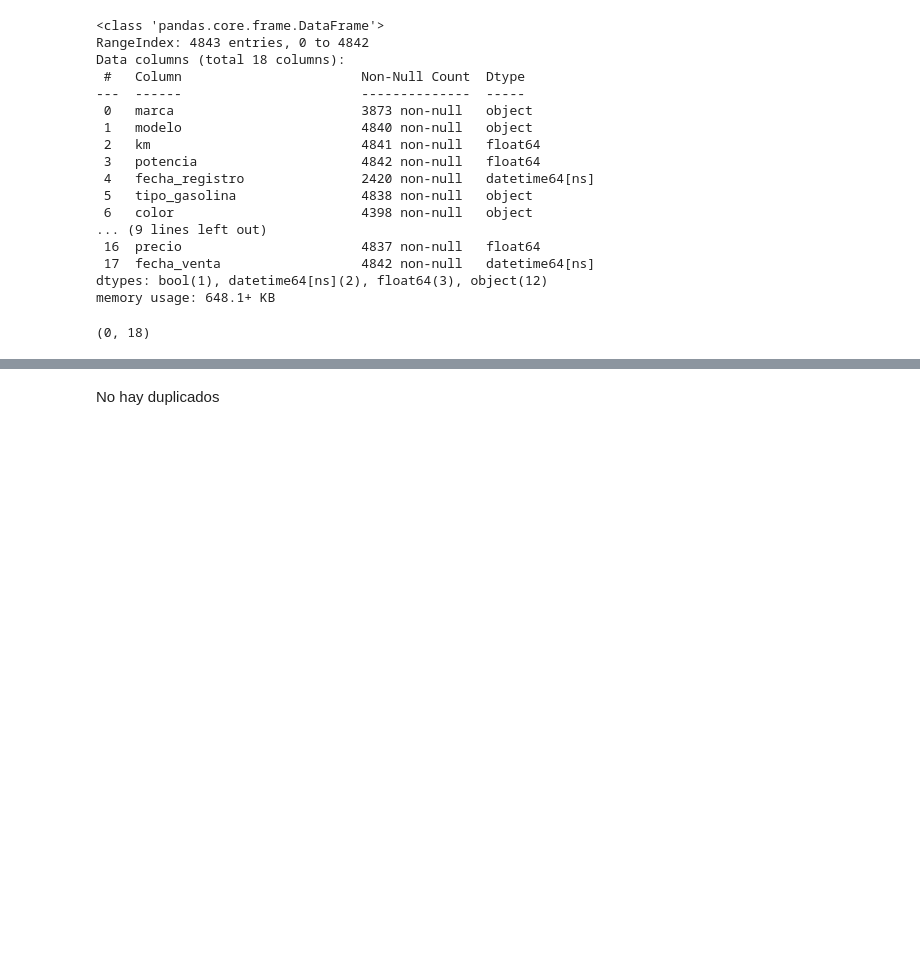
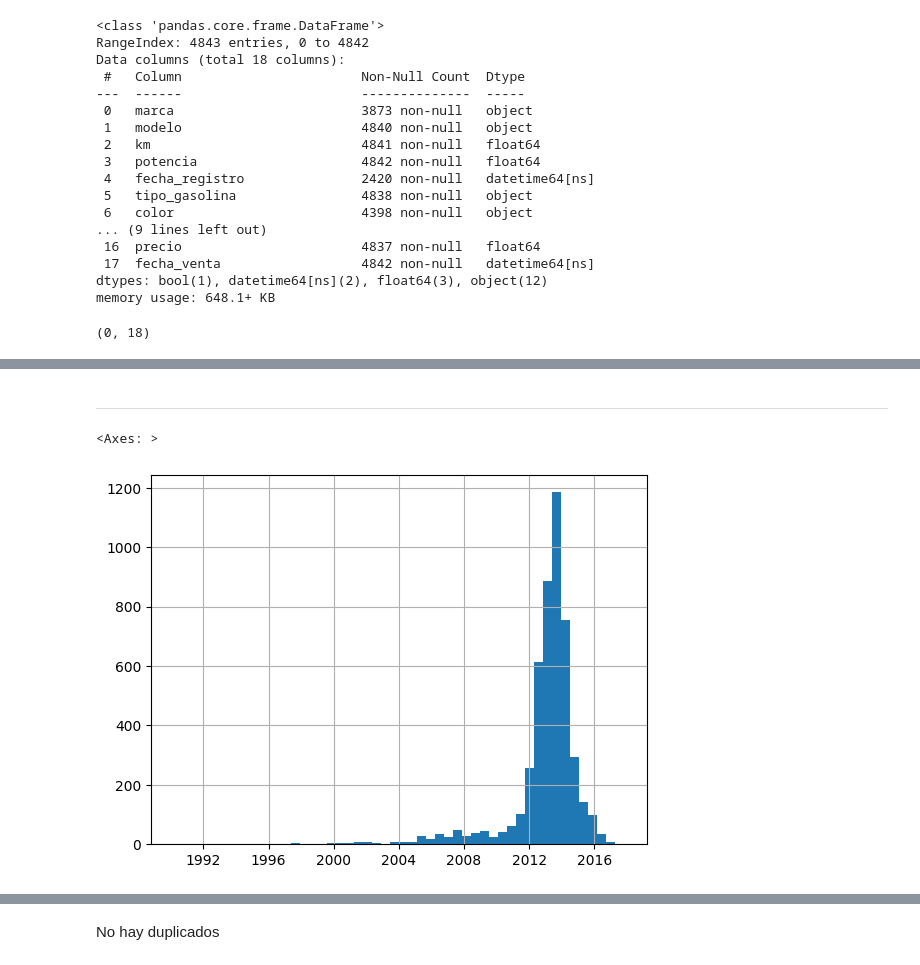
Before and after one commit to Enrique737/TFM_06, a Jupyter notebook: Entregable_T1_Data_Engineering/bmw.ipynb, the cells around one changed output, grey strips where cells are left out. Drawn from its saved outputs; the diff is of its cells as text; code cells hidden in the pictures; blank space fills up the shorter version.

```diff
--- a/Entregable_T1_Data_Engineering/bmw.ipynb
+++ b/Entregable_T1_Data_Engineering/bmw.ipynb
@@ -16,3 +35,5 @@ df_inicial = pd.read_csv("/content/bmw_pricing_v3.csv")
+# %%
+df_inicial = pd.read_csv("Datasets/bmw_pricing_v3.csv")
 # %%
 print("Shape:", df_inicial.shape)
 df_inicial.head()
@@ -118,0 +144,7 @@ df_inicial_test[df_inicial_test.duplicated(keep='first')].shape
+# %%
+df_inicial_test_2 = df_inicial_test.copy()
+
+# Borramos nulos en precio porque es el target principal
+df_inicial_test_2 = df_inicial_test_2.dropna(subset=['precio'])
+# Borramos columnas que no aportan valor
+df_inicial_test_2 = df_inicial_test_2.drop(columns=['marca','asientos_traseros_plegables'])
@@ -118,0 +288,2 @@ df_inicial_test[df_inicial_test.duplicated(keep='first')].shape
+# %% [markdown]
+---
@@ -118,0 +292,5 @@ df_inicial_test[df_inicial_test.duplicated(keep='first')].shape
+# %%
+df_limpio['fecha_registro'].hist(bins=50)
+# %% [output]
+<Axes: >
+[figure, added]
```
Also changed, not shown: parts of 106 cells of this notebook, 2 other files.
